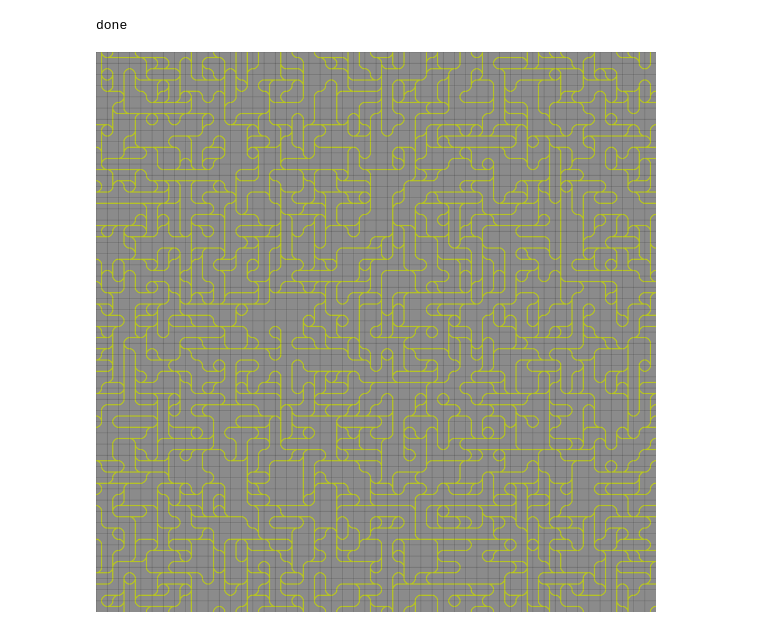
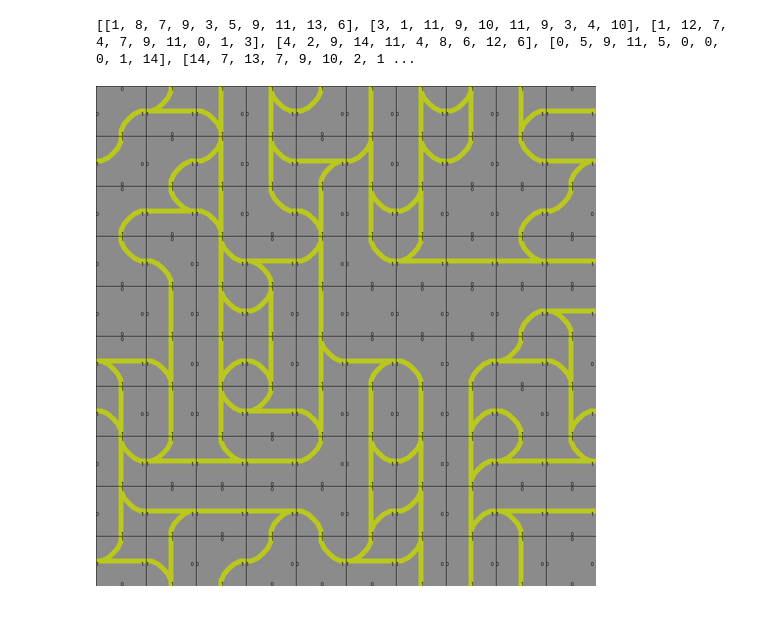
Before and after one commit to Th1nhNg0/railbound-solver, a Jupyter notebook: collapse.ipynb, the cells around one changed output. Saved outputs shown, nothing was run; the diff lists cells and outputs as text; code cells hidden in the pictures.

```diff
--- a/collapse.ipynb
+++ b/collapse.ipynb
@@ -74,29 +74,31 @@ def wave_function_collapse(n):
 # %%
 from PIL import Image, ImageDraw
 
 #each tile.img is 100x100 pixels
 
 def draw_grid(grid):
     n = len(grid)
     img = Image.new('RGB', (n * 100, n * 100), color='white')
     draw = ImageDraw.Draw(img)
     for x in range(n):
         for y in range(n):
             tile = grid[x][y].collapsed_tile
             if tile:
-                img.paste(tile.img, (y * 100, x * 100))
+                img.paste(tile.image_with_edge_indicators, (y * 100, x * 100))
     # draw grid lines
     for i in range(n):
         draw.line((0, i * 100, n * 100, i * 100), fill='black')
         draw.line((i * 100, 0, i * 100, n * 100), fill='black')
 
     # resize to 1000x1000 pixels
-    img = img.resize((1000, 1000))
+    img = img.resize((500, 500))
     return img
 
-grid = wave_function_collapse(50)
-print('done')
+N=10
+grid = wave_function_collapse(10)
+# print grid as grid.index
+print([[grid[x][y].collapsed_tile.index for y in range(N)] for x in range(N)])
 draw_grid(grid)
 # %% [output]
-done
+[[1, 8, 7, 9, 3, 5, 9, 11, 13, 6], [3, 1, 11, 9, 10, 11, 9, 3, 4, 10], [1, 12, 7, 4, 7, 9, 11, 0, 1, 3], [4, 2, 9, 14, 11, 4, 8, 6, 12, 6], [0, 5, 9, 11, 5, 0, 0, 0, 1, 14], [14, 7, 13, 7, 9, 10, 2, 1 ...
-[figure, old version]
+[figure, new version]
```
Also changed, not shown: 4 other files.
